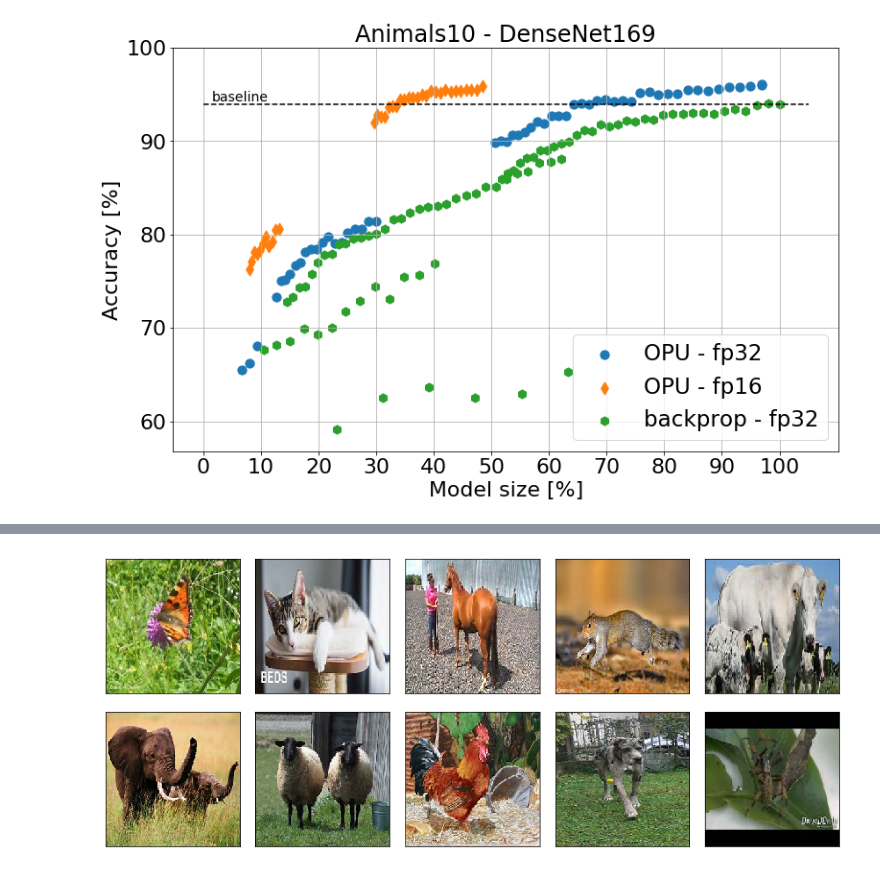
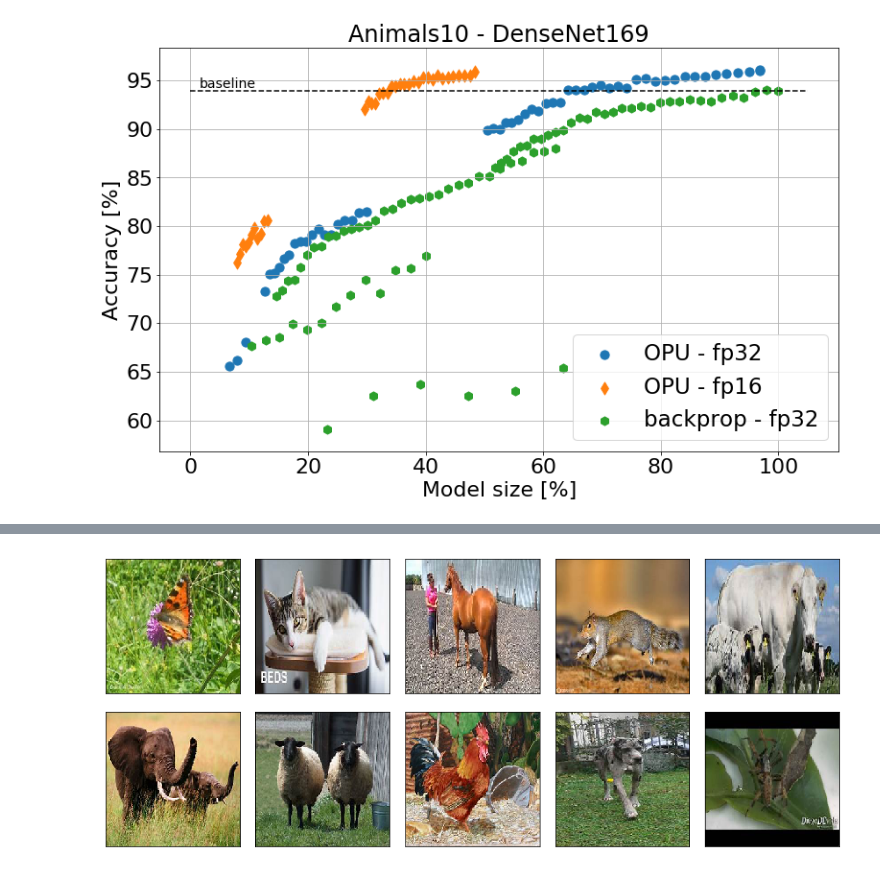
Before and after one commit to lightonai/transfer-learning-opu, a Jupyter notebook: notebooks/plots.ipynb, the cells around one changed output, grey strips where cells are left out. Cells and saved outputs as stored; diff of their text form; code cells hidden in the pictures.

Commit message:
Clean up notebook for the plots

```diff
--- a/notebooks/plots.ipynb
+++ b/notebooks/plots.ipynb
@@ -85,8 +83,10 @@ model_name, model_options = 'densenet169', 'full'
 OPU = "Saturn"
 dataset = "animals10"
 
-new_path = os.path.join("/home/luca/Desktop/TL/Blogpost/TL_blogpost/data/naive", dataset)
+# path to the data folder
+data_path = os.path.join("/home/luca/Desktop/TL/Blogpost/TL_blogpost/data/naive", dataset)
 
+# path where the images will be saved
 image_path = '/home/luca/Desktop/TL/Blogpost/images/'
 
 img_format='png'
@@ -94,7 +94,7 @@ img_format='png'
 n_components = 2
 dtype = "float16"
 
-path_S = os.path.join(new_path, "{}_{}_brutal".format(model_name, OPU))
+path_S = os.path.join(data_path, "{}_{}_brutal".format(model_name, OPU))
 train, inference = {}, {}
 
 for dtype in ("float16", "float32"):
@@ -108,31 +108,41 @@ backprop, _, _ = load_dataframes(os.path.join(path_S, "backprop_00001"), "test a
 # %%
 fsize = {'title':24, 'x':22, 'y':22, 'ticks':22, 'legend':23}
 
 full_model_size = backprop["model size-tot"][0]
 traces_x = [normalize(train["float32"], full_model_size), normalize(train["float16"], full_model_size),
             normalize(backprop, full_model_size, bp=True)]
 traces_y = [train["float32"]['acc_test'], train["float16"]['acc_test'], backprop["test accuracy"]]
 
 trace_names = ["OPU - fp32", "OPU - fp16", "backprop - fp32"]
 markers = ['o', "d", "h"]
 markers_size = 85
 
 plot_labels = {'title':set_title(dataset, model_name), 'x':"Model size [%]", 'y':"Accuracy [%]"}
 
 save_path = os.path.join(image_path, "{}_{}_acc.{}".format(model_name, dataset, img_format))
 
 
-h_lines = [{'line': backprop["test accuracy"][0], 'xmin':0,'xmax':105, "style":"--",
-               'label':'baseline', 'x_offset':1.53, 'y_offset':0.3, "fsize":14}]
-"""
-ellipses = [{'x':100, 'y': flowers_backp_weight["test accuracy"].values[-1],'height':2.5, 'width':2.75, 'fill':False, 'color':'k', "lw":1.5},
-           {'x':np.max(normalize(flowers_V_train, full_model_size_flowers)), 'y': flowers_V_train["acc_test"].values[1],'height':2.5, 'width':2.75, 'fill':False, 'color':'k', "lw":1.5}]
-"""
+fig = plt.figure(figsize=(11, 7.2))
+ax = fig.gca()
 
-y_lower = np.min(traces_y[1]) - np.min(traces_y[1]) % 10
-lim = {'x': np.arange(0, 110, 10), 'y': np.arange(y_lower-10, 102, 10)}
+for i, trace_x in enumerate(traces_x):
+    ax.scatter(trace_x, traces_y[i], label=trace_names[i], marker=markers[i], s=markers_size)
 
-base_scatter(traces_x, traces_y, trace_names, markers, plot_labels, lim, fsize, h_lines=h_lines,
-              markers_size=markers_size, save_path=save_path)
+ax.hlines(backprop["test accuracy"][0], xmin=0, xmax=105, linestyles="--")
+ax.text(x=1.53, y=94.3, s="baseline", fontsize=14)
+
+ax.grid(True)
+
+ax.set_title(plot_labels['title'], fontsize=fsize['title'])
+ax.set_xlabel(plot_labels['x'], fontsize=fsize['x'])
+ax.set_ylabel(plot_labels['y'], fontsize=fsize['y'])
+ax.tick_params(labelsize=fsize['ticks'])
+
+plt.legend(fontsize=fsize['legend'])
+plt.tight_layout()
+
+if save_path is not None:
+    plt.savefig(save_path, format=img_format)
+plt.show()
 # %% [output]
-[figure, old version]
+[figure, new version]
```
Also changed, not shown: parts of 7 cells of this notebook.
